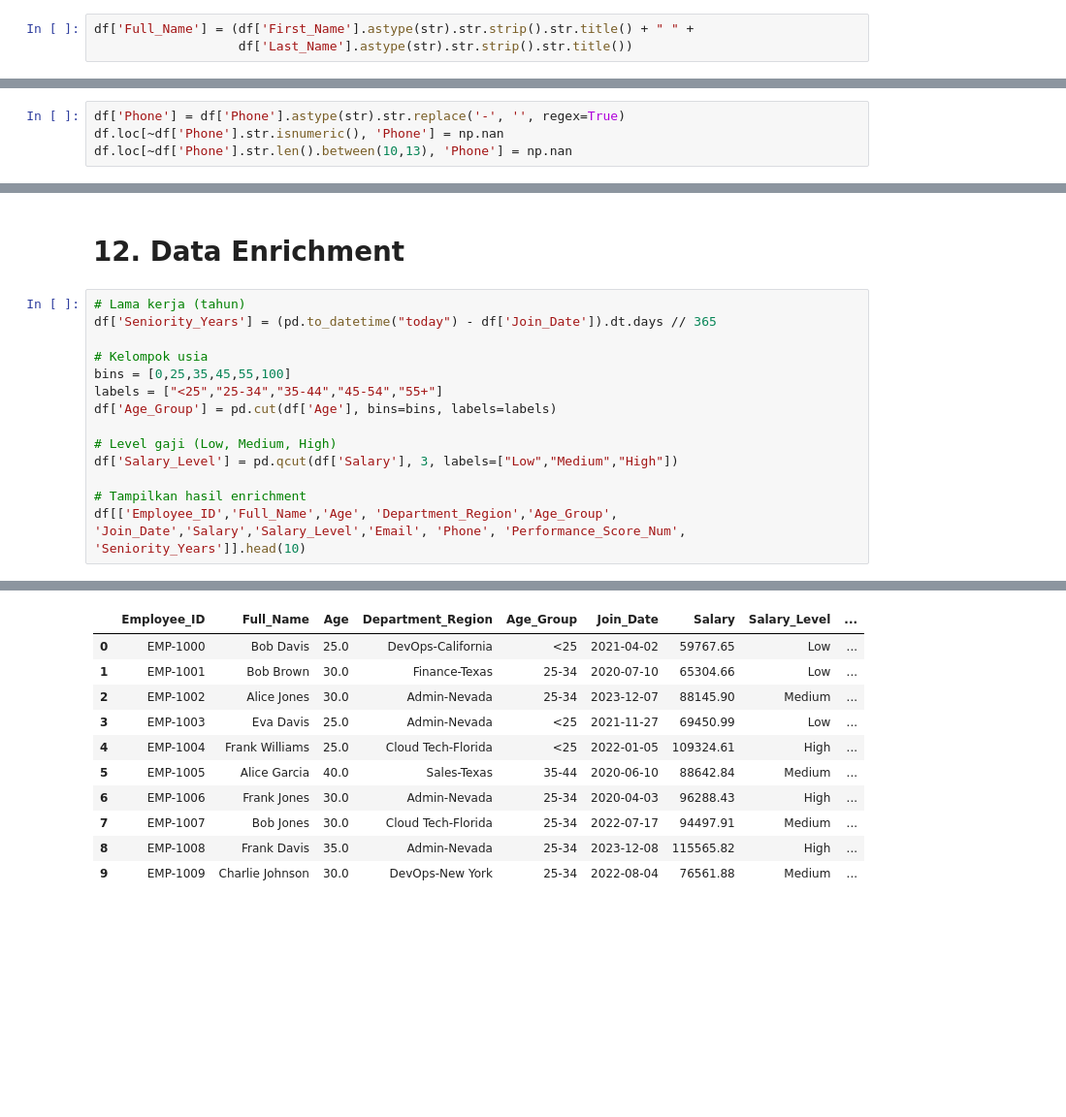
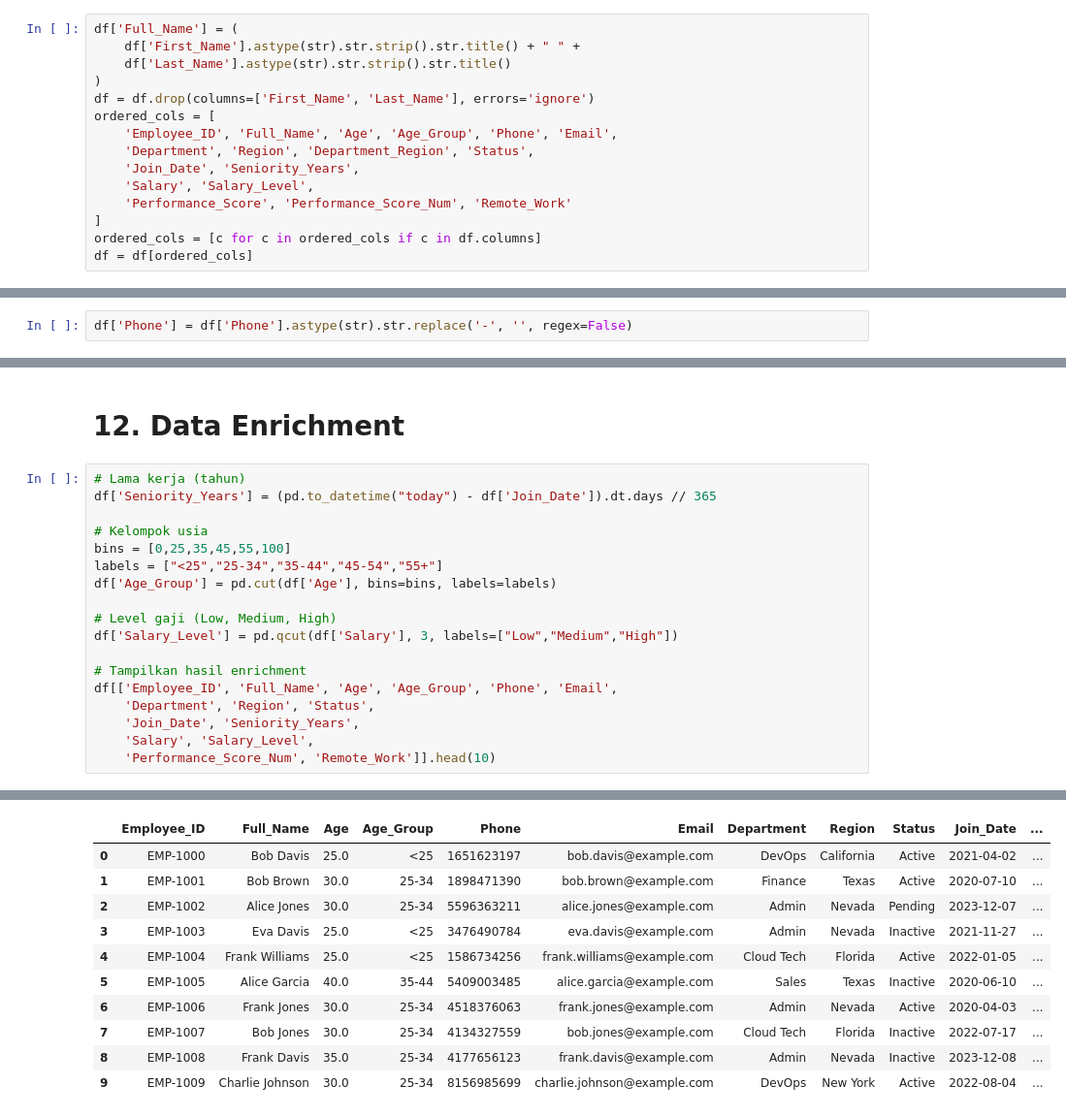
Before and after one commit to EriDiva/DataMining-Cleansing, a Jupyter notebook: 2318104DataCleansing.ipynb, the cells around one changed output, grey strips where cells are left out. Shown: that part at 97% size. Cells and saved outputs as stored; diff of their text form; blank space fills up the shorter version.

```diff
--- a/2318104DataCleansing.ipynb
+++ b/2318104DataCleansing.ipynb
@@ -124,18 +124,28 @@ df['Employee_ID'] = df['Employee_ID'].apply(format_employee_id)
 # %% [markdown]
 # **5. Data Cleansing-Mengabungkan Nama Lengkap**
 # %%
-df['Full_Name'] = (df['First_Name'].astype(str).str.strip().str.title() + " " +
-                   df['Last_Name'].astype(str).str.strip().str.title())
+df['Full_Name'] = (
+    df['First_Name'].astype(str).str.strip().str.title() + " " +
+    df['Last_Name'].astype(str).str.strip().str.title()
+)
+df = df.drop(columns=['First_Name', 'Last_Name'], errors='ignore')
+ordered_cols = [
+    'Employee_ID', 'Full_Name', 'Age', 'Age_Group', 'Phone', 'Email',
+    'Department', 'Region', 'Department_Region', 'Status',
+    'Join_Date', 'Seniority_Years',
+    'Salary', 'Salary_Level',
+    'Performance_Score', 'Performance_Score_Num', 'Remote_Work'
+]
+ordered_cols = [c for c in ordered_cols if c in df.columns]
+df = df[ordered_cols]
 # %% [markdown]
 # **6. Data Cleansing-Standarisa Join-Date**
 # %%
 df['Join_Date'] = pd.to_datetime(df['Join_Date'], errors='coerce')
 # %% [markdown]
 # **7. Data Cleansing-Phone Number**
-# %%
-df['Phone'] = df['Phone'].astype(str).str.replace('-', '', regex=True)
-df.loc[~df['Phone'].str.isnumeric(), 'Phone'] = np.nan
-df.loc[~df['Phone'].str.len().between(10,13), 'Phone'] = np.nan
+# %%
+df['Phone'] = df['Phone'].astype(str).str.replace('-', '', regex=False)
 # %% [markdown]
 # **8. Data Cleansing-Pecah Department dan Region**
 # %%
@@ -198,41 +192,45 @@ Jumlah data setelah deduplikasi: 1014
 # %%
 # Lama kerja (tahun)
 df['Seniority_Years'] = (pd.to_datetime("today") - df['Join_Date']).dt.days // 365
 
 # Kelompok usia
 bins = [0,25,35,45,55,100]
 labels = ["<25","25-34","35-44","45-54","55+"]
 df['Age_Group'] = pd.cut(df['Age'], bins=bins, labels=labels)
 
 # Level gaji (Low, Medium, High)
 df['Salary_Level'] = pd.qcut(df['Salary'], 3, labels=["Low","Medium","High"])
 
 # Tampilkan hasil enrichment
-df[['Employee_ID','Full_Name','Age', 'Department_Region','Age_Group', 'Join_Date','Salary','Salary_Level','Email', 'Phone', 'Performance_Score_Num', 'Seniority_Years']].head(10)
+df[['Employee_ID', 'Full_Name', 'Age', 'Age_Group', 'Phone', 'Email',
+    'Department', 'Region', 'Status',
+    'Join_Date', 'Seniority_Years',
+    'Salary', 'Salary_Level',
+    'Performance_Score_Num', 'Remote_Work']].head(10)
 # %% [output]
 A value is trying to be set on a copy of a slice from a DataFrame.
 Try using .loc[row_indexer,col_indexer] = value instead
 
 See the caveats in the documentation: https://pandas.pydata.org/pandas-docs/stable/user_guide/indexing.html#returning-a-view-versus-a-copy
   df['Seniority_Years'] = (pd.to_datetime("today") - df['Join_Date']).dt.days // 365
 A value is trying to be set on a copy of a slice from a DataFrame.
 Try using .loc[row_indexer,col_indexer] = value instead
 
 See the caveats in the documentation: https://pandas.pydata.org/pandas-docs/stable/user_guide/indexing.html#returning-a-view-versus-a-copy
   df['Age_Group'] = pd.cut(df['Age'], bins=bins, labels=labels)
 A value is trying to be set on a copy of a slice from a DataFrame.
 Try using .loc[row_indexer,col_indexer] = value instead
 
 See the caveats in the documentation: https://pandas.pydata.org/pandas-docs/stable/user_guide/indexing.html#returning-a-view-versus-a-copy
   df['Salary_Level'] = pd.qcut(df['Salary'], 3, labels=["Low","Medium","High"])
-|  | Employee_ID | Full_Name | Age | Department_Region | Age_Group | Join_Date | Salary | Salary_Level | ... |
-| 0 | EMP-1000 | Bob Davis | 25.0 | DevOps-California | <25 | 2021-04-02 | 59767.65 | Low | ... |
-| 1 | EMP-1001 | Bob Brown | 30.0 | Finance-Texas | 25-34 | 2020-07-10 | 65304.66 | Low | ... |
-| 2 | EMP-1002 | Alice Jones | 30.0 | Admin-Nevada | 25-34 | 2023-12-07 | 88145.90 | Medium | ... |
-| 3 | EMP-1003 | Eva Davis | 25.0 | Admin-Nevada | <25 | 2021-11-27 | 69450.99 | Low | ... |
-| 4 | EMP-1004 | Frank Williams | 25.0 | Cloud Tech-Florida | <25 | 2022-01-05 | 109324.61 | High | ... |
-| 5 | EMP-1005 | Alice Garcia | 40.0 | Sales-Texas | 35-44 | 2020-06-10 | 88642.84 | Medium | ... |
-| 6 | EMP-1006 | Frank Jones | 30.0 | Admin-Nevada | 25-34 | 2020-04-03 | 96288.43 | High | ... |
-| 7 | EMP-1007 | Bob Jones | 30.0 | Cloud Tech-Florida | 25-34 | 2022-07-17 | 94497.91 | Medium | ... |
-| 8 | EMP-1008 | Frank Davis | 35.0 | Admin-Nevada | 25-34 | 2023-12-08 | 115565.82 | High | ... |
-| 9 | EMP-1009 | Charlie Johnson | 30.0 | DevOps-New York | 25-34 | 2022-08-04 | 76561.88 | Medium | ... |
+|  | Employee_ID | Full_Name | Age | Age_Group | Phone | Email | Department | Region | Status | Join_Date | ... |
+| 0 | EMP-1000 | Bob Davis | 25.0 | <25 | 1651623197 | bob.davis@example.com | DevOps | California | Active | 2021-04-02 | ... |
+| 1 | EMP-1001 | Bob Brown | 30.0 | 25-34 | 1898471390 | bob.brown@example.com | Finance | Texas | Active | 2020-07-10 | ... |
+| 2 | EMP-1002 | Alice Jones | 30.0 | 25-34 | 5596363211 | alice.jones@example.com | Admin | Nevada | Pending | 2023-12-07 | ... |
+| 3 | EMP-1003 | Eva Davis | 25.0 | <25 | 3476490784 | eva.davis@example.com | Admin | Nevada | Inactive | 2021-11-27 | ... |
+| 4 | EMP-1004 | Frank Williams | 25.0 | <25 | 1586734256 | frank.williams@example.com | Cloud Tech | Florida | Active | 2022-01-05 | ... |
+| 5 | EMP-1005 | Alice Garcia | 40.0 | 35-44 | 5409003485 | alice.garcia@example.com | Sales | Texas | Inactive | 2020-06-10 | ... |
+| 6 | EMP-1006 | Frank Jones | 30.0 | 25-34 | 4518376063 | frank.jones@example.com | Admin | Nevada | Active | 2020-04-03 | ... |
+| 7 | EMP-1007 | Bob Jones | 30.0 | 25-34 | 4134327559 | bob.jones@example.com | Cloud Tech | Florida | Inactive | 2022-07-17 | ... |
+| 8 | EMP-1008 | Frank Davis | 35.0 | 25-34 | 4177656123 | frank.davis@example.com | Admin | Nevada | Inactive | 2023-12-08 | ... |
+| 9 | EMP-1009 | Charlie Johnson | 30.0 | 25-34 | 8156985699 | charlie.johnson@example.com | DevOps | New York | Active | 2022-08-04 | ... |
```
Also changed, not shown: parts of 4 cells of this notebook.
